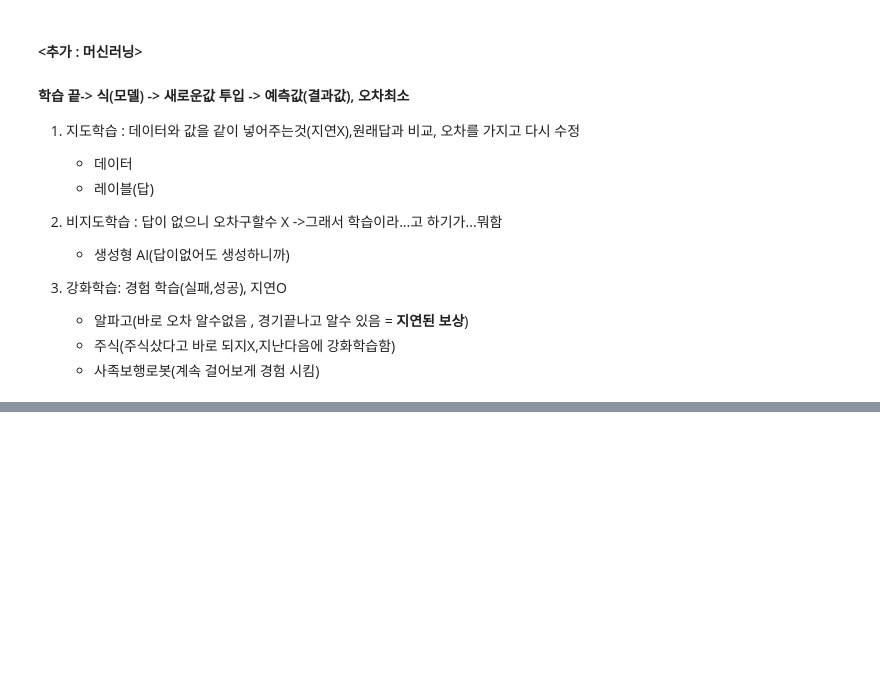
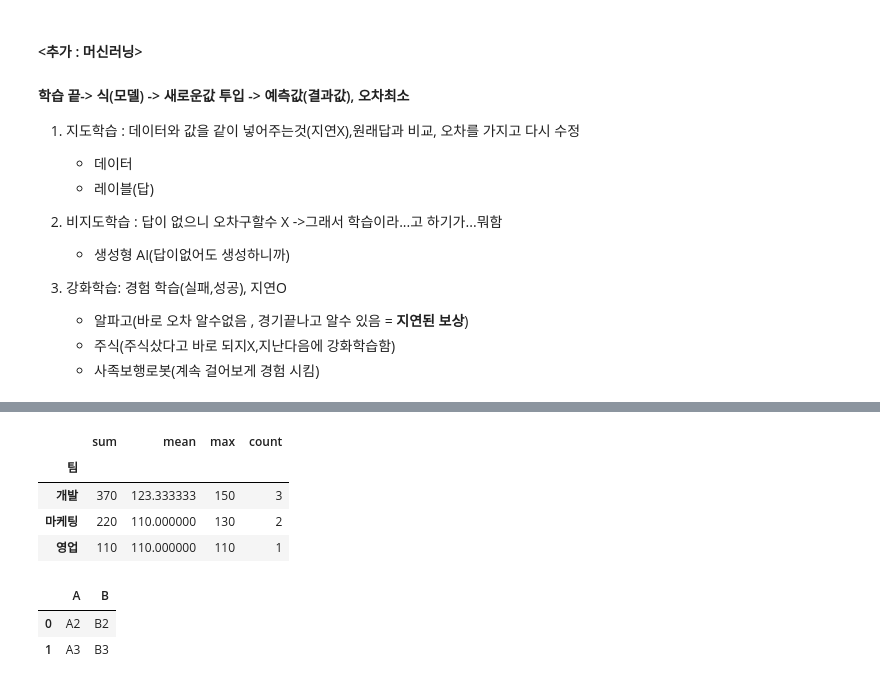
Before and after one commit to bb-bbb/homescape.com, a Jupyter notebook: part5/데이터사전처리.ipynb, the cells around one changed output, grey strips where cells are left out. Cells and saved outputs as stored; diff of their text form; code cells hidden in the pictures; blank space fills up the shorter version.

```diff
--- a/part5/데이터사전처리.ipynb
+++ b/part5/데이터사전처리.ipynb
@@ -122,0 +217,6 @@ df_dedup
+# %%
+grouped = df_group.groupby("팀")
+print(grouped)
+for name, group in grouped:
+    print(name)
+    print(group) # 데이터 프레임이 나옴
@@ -122,0 +261,9 @@ df_dedup
+# %%
+agg_result = grouped['실적'].agg(['sum','mean','max','count']) #DB에서 이거할려면 여러번 계산해야함
+agg_result
+# %% [output]
+|  | sum | mean | max | count |
+| 팀 |  |  |  |  |
+| 개발 | 370 | 123.333333 | 150 | 3 |
+| 마케팅 | 220 | 110.000000 | 130 | 2 |
+| 영업 | 110 | 110.000000 | 110 | 1 |
@@ -122,0 +273,17 @@ df_dedup
+# %%
+df1 = pd.DataFrame({
+    'A':['A0','A1'],
+    'B':['B0','B1']
+})
+
+df2 = pd.DataFrame({
+    'A' : ['A2','A3'],
+    'B' : ['B2','B3'],
+    # 'C' : ['B2','B3'], 만약 B가 아니라 C로 쓰면 새로운 행 생김, outer join, A,B,C 다나오니까 outer join
+
+})
+df2
+# %% [output]
+|  | A | B |
+| 0 | A2 | B2 |
+| 1 | A3 | B3 |
```
Also changed, not shown: parts of 20 cells of this notebook, 3 other files.
